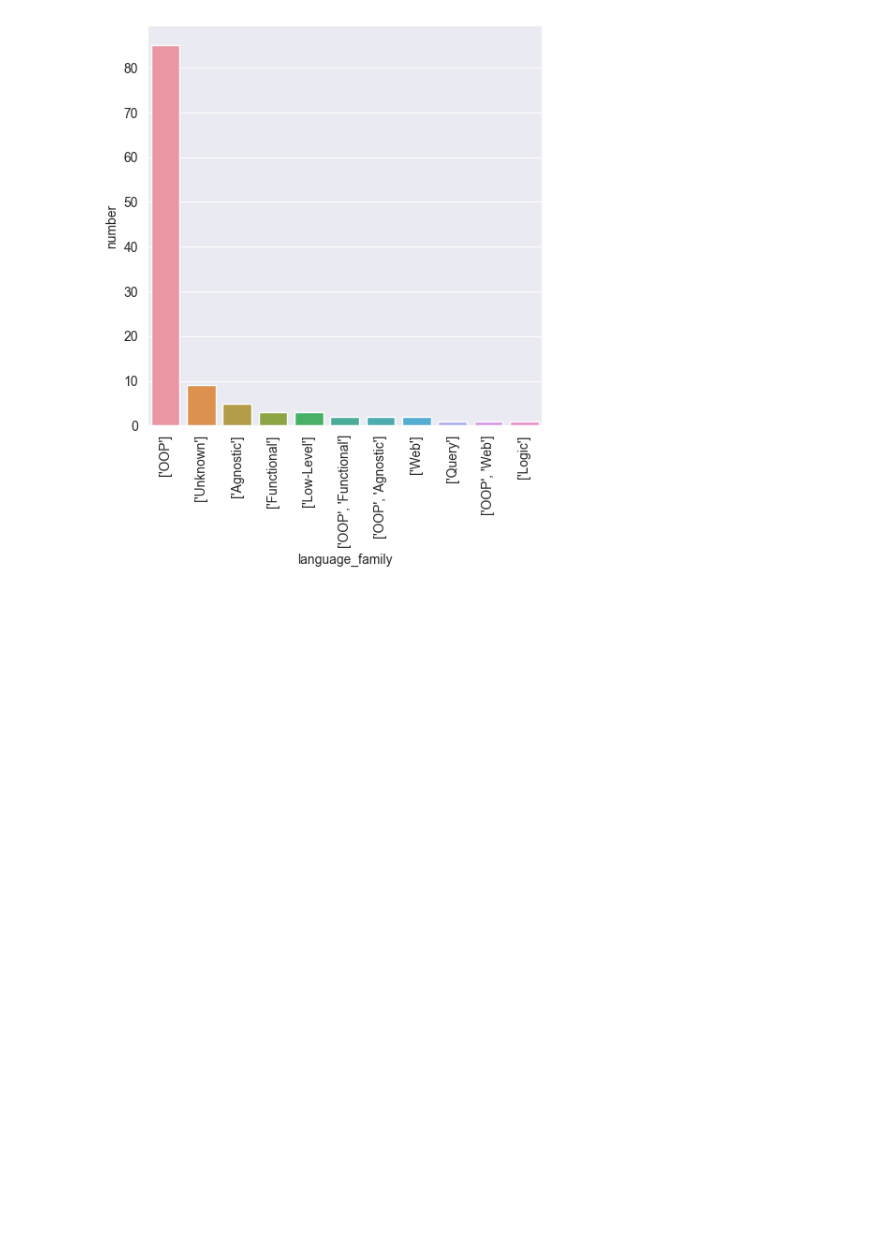
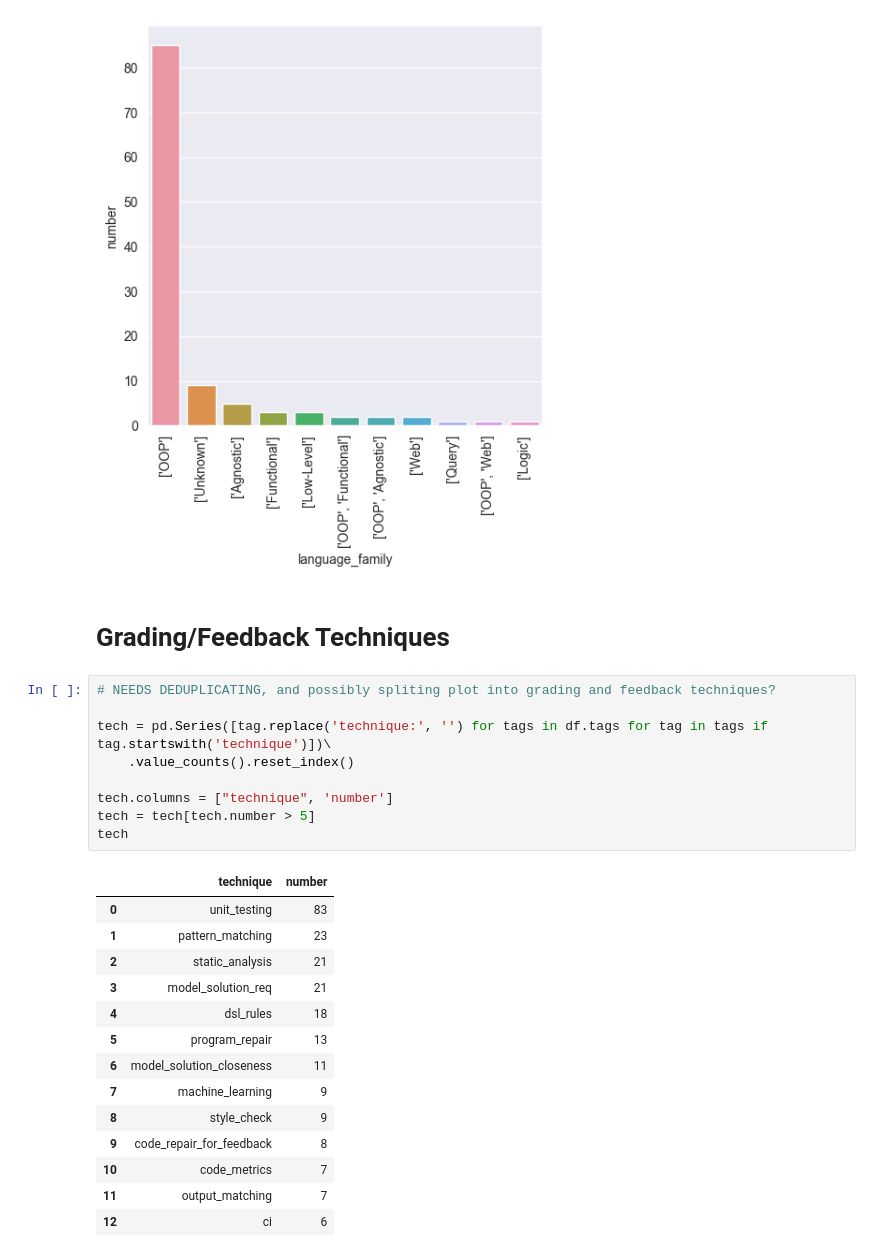
Before and after one commit to m-messer/Automated-Assessment-SLR-Data-Processing, a Jupyter notebook: analysis.ipynb, the cells around one changed output. Cells and saved outputs as stored; diff of their text form; blank space fills up the shorter version.

```diff
--- a/analysis.ipynb
+++ b/analysis.ipynb
@@ -219,3 +219,29 @@ plt.xticks(rotation=90)
 plt.savefig('plots/lang_family.pdf', bbox_inches='tight')
 # %% [output]
 [figure]
+# %% [markdown]
+# Grading/Feedback Techniques
+# %%
+# NEEDS DEDUPLICATING, and possibly spliting plot into grading and feedback techniques?
+
+tech = pd.Series([tag.replace('technique:', '') for tags in df.tags for tag in tags if tag.startswith('technique')])\
+    .value_counts().reset_index()
+
+tech.columns = ["technique", 'number']
+tech = tech[tech.number > 5]
+tech
+# %% [output]
+|  | technique | number |
+| 0 | unit_testing | 83 |
+| 1 | pattern_matching | 23 |
+| 2 | static_analysis | 21 |
+| 3 | model_solution_req | 21 |
+| 4 | dsl_rules | 18 |
+| 5 | program_repair | 13 |
+| 6 | model_solution_closeness | 11 |
+| 7 | machine_learning | 9 |
+| 8 | style_check | 9 |
+| 9 | code_repair_for_feedback | 8 |
+| 10 | code_metrics | 7 |
+| 11 | output_matching | 7 |
+| 12 | ci | 6 |
```
Also changed, not shown: parts of 1 cell of this notebook.
